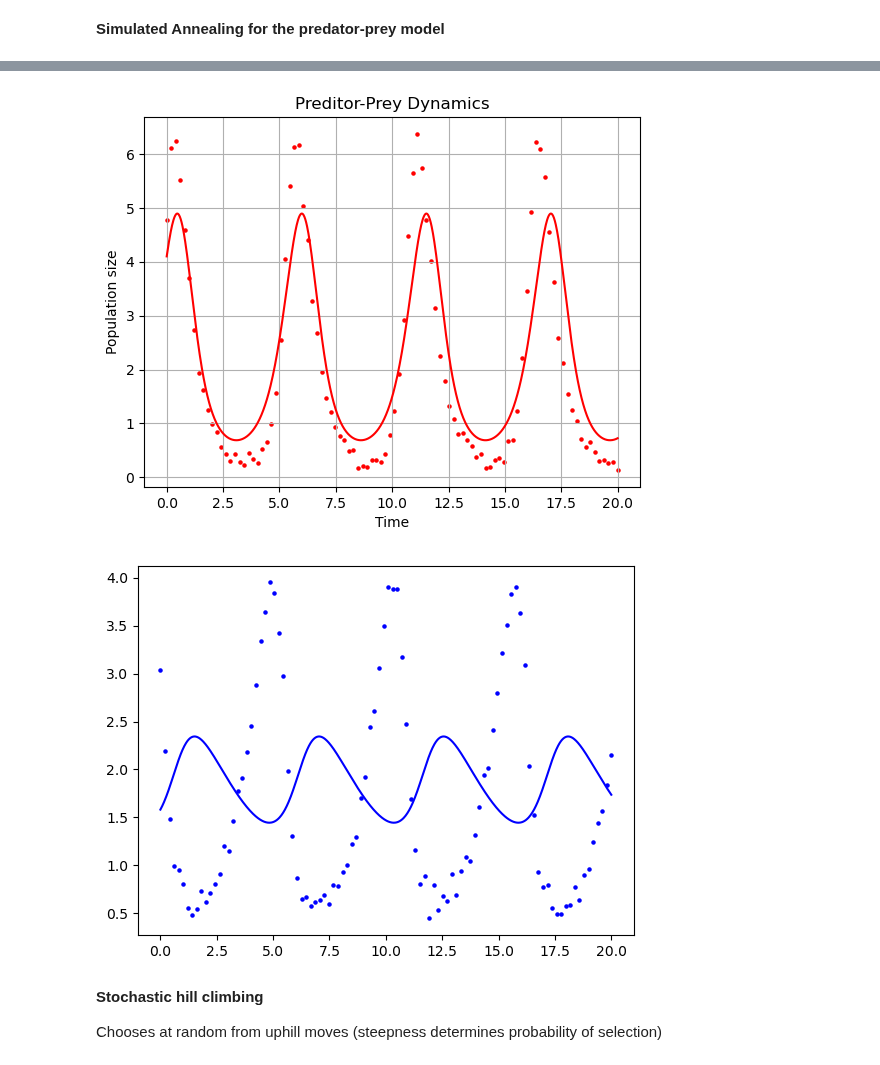
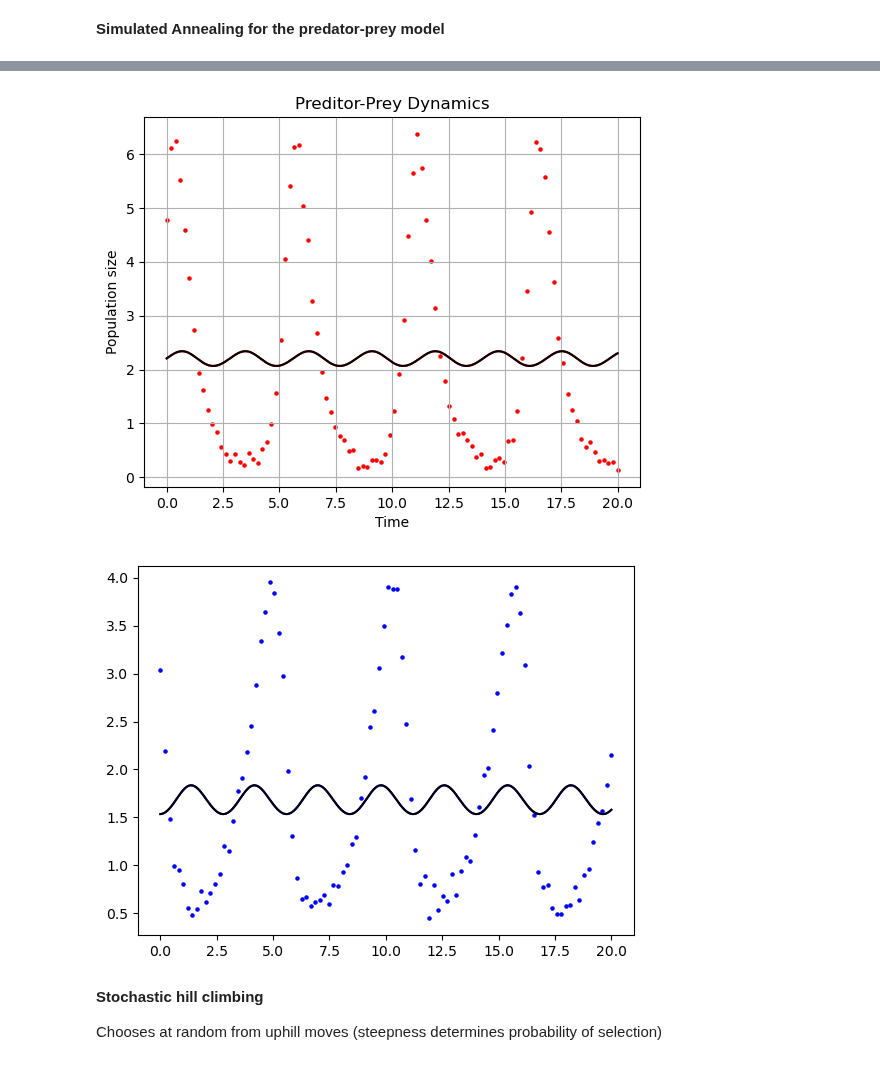
Before and after one commit to estherlb/stochastic_3, a Jupyter notebook: Reverse-Engineering Predator-Prey System/simulated_annealing.ipynb, the cells around one changed output, grey strips where cells are left out. Drawn from its saved outputs; the diff is of its cells as text; code cells hidden in the pictures.

```diff
--- a/Reverse-Engineering Predator-Prey System/simulated_annealing.ipynb
+++ b/Reverse-Engineering Predator-Prey System/simulated_annealing.ipynb
@@ -209,0 +167,28 @@ params = simulated_annealing(init_guess, T_start, T_end, std, min_function, b, d
+# %%
+# Parameter tuning for T_start
+
+# init_guess = np.random.uniform(0,1,6)
+n_iterations = 1000
+std = 0.5
+min_function = loss_function_res
+# T_start = 20
+a = 3
+b = 10
+data = df
+
+T_range = np.arange(1,20,2)
+runs = 0
+
+err_list = []
+std_list = []
+for T_start in T_range:
+    print(T_start)
+
+    err_temp = []
+    for _ in range(runs):
+        init_guess = np.random.uniform(0,1,6)
+        params, err = simulated_annealing(init_guess, n_iterations, std, min_function, T_start, a, b, data)
+        err_temp.append(err)
+
+    err_list.append(np.mean(err_temp))
+    std_list.append(np.std(err_temp))
@@ -210,31 +255,42 @@ params = simulated_annealing(init_guess, T_start, T_end, std, min_function, b, d
 # %%
 alpha_sim = params[0]
 beta_sim = params[1]
 delta_sim = params[2]
 gamma_sim = params[3]
 
+alpha_sim2 = params2[0]
+beta_sim2 = params2[1]
+delta_sim2 = params2[2]
+gamma_sim2 = params2[3]
+
 y0 = [params[4],params[5]]
+y02 = [params2[4],params2[5]]
 t = np.linspace(t[0], t[-1], 1000)
 
 output = odeint(lotka_volterra, y0, t, args=(alpha_sim, beta_sim, delta_sim, gamma_sim))
+output2 = odeint(lotka_volterra, y02, t, args=(alpha_sim2, beta_sim2, delta_sim2, gamma_sim2))
 
 plt.title("Preditor-Prey Dynamics")
 plt.ylabel("Population size")
 plt.xlabel("Time")
 plt.grid()
 
-plt.plot(t,output[:,0], color="r")
+plt.plot(t,output[:,0], color="r", label = 'Residual norm')
+plt.plot(t,output2[:,0], color="black", label = 'Residual sum')
+
 plt.scatter(df["t"], df["x"], color = 'r', s = 5, label = 'x (prey)')
 
 plt.show()
 
-plt.plot(t,output[:,1], color="b")
+plt.plot(t,output[:,1], color="b", label = 'Residual norm')
+plt.plot(t,output2[:,1], color="black", label = 'Residual sum')
+
 plt.scatter(df["t"], df["y"], color = 'b', s = 5, label = 'x (predator)')
 
 plt.show()
 # %% [output]
-[figure, old version]
+[figure, new version]
-[figure, old version]
+[figure, new version]
 # %% [markdown]
 **Stochastic hill climbing**
 
```
Also changed, not shown: parts of 10 cells of this notebook.
